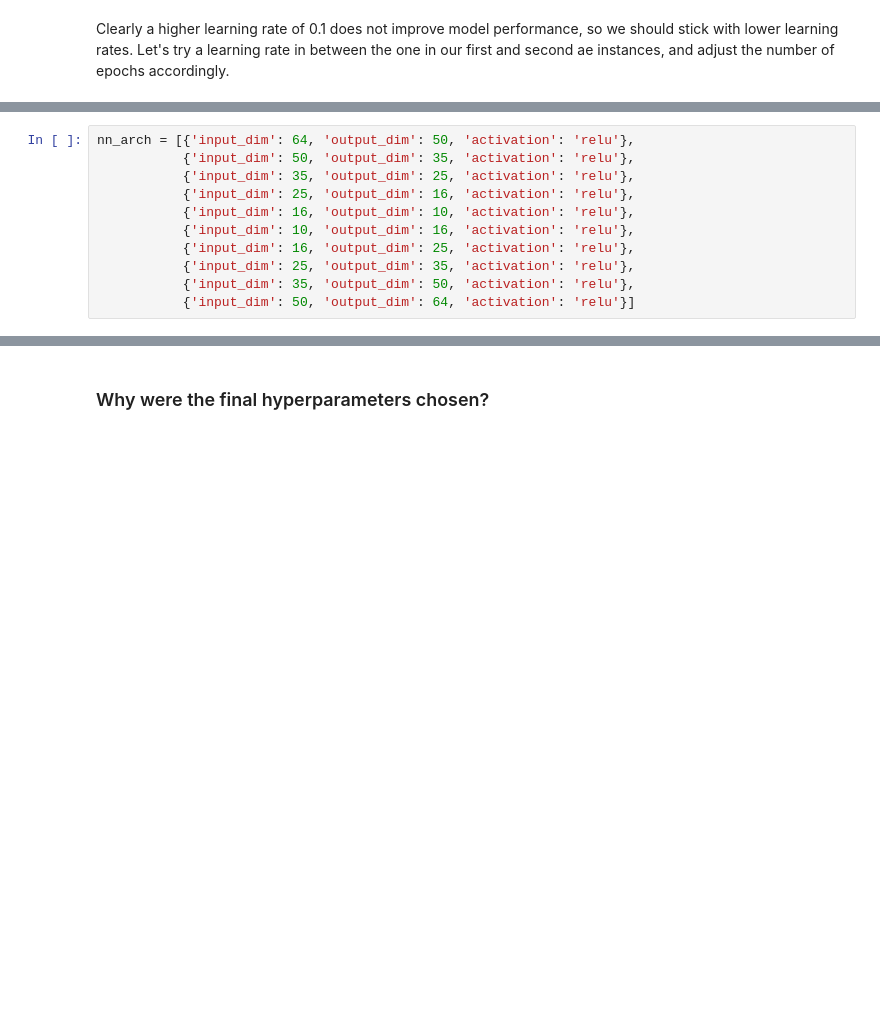
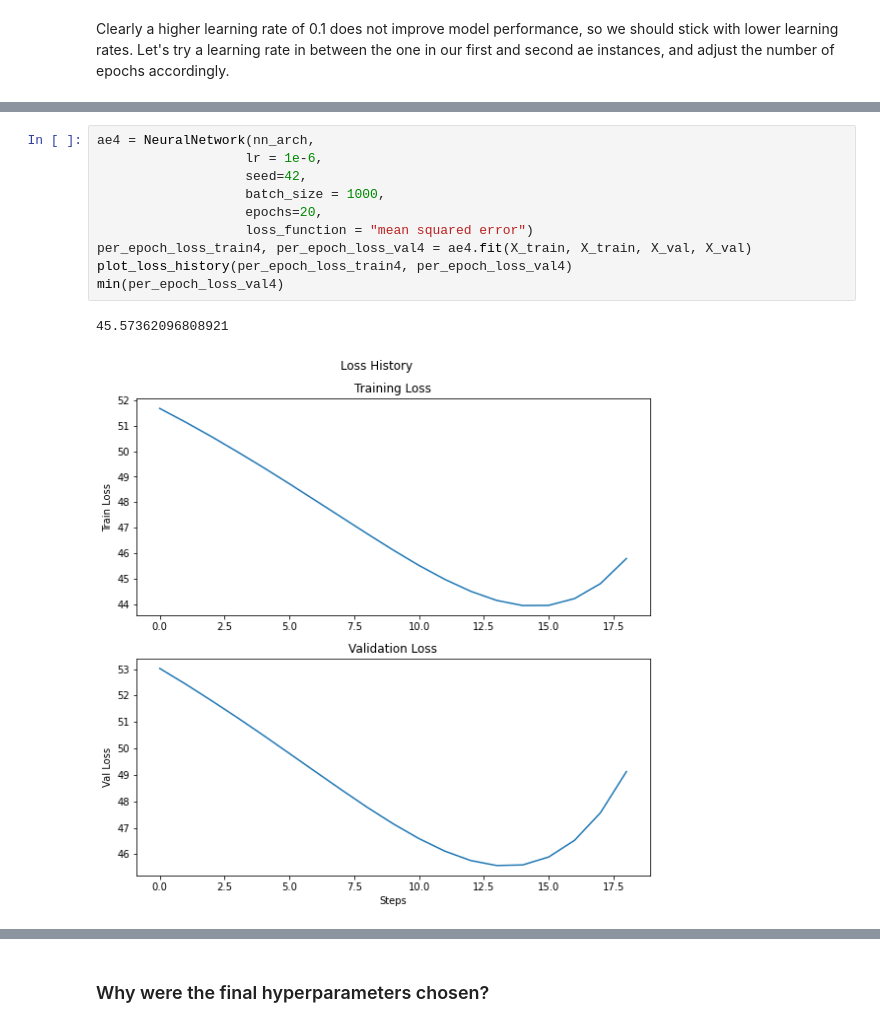
Before and after one commit to gramey02/project7, a Jupyter notebook: nn/Autoencoder.ipynb, the cells around one changed output, grey strips where cells are left out. Drawn from its saved outputs; the diff is of its cells as text; blank space fills up the shorter version.

```diff
--- a/nn/Autoencoder.ipynb
+++ b/nn/Autoencoder.ipynb
@@ -114,11 +116,13 @@ The learning rate of 1e-6 gives about the same minimum validation loss as that g
-# %%
-nn_arch = [{'input_dim': 64, 'output_dim': 50, 'activation': 'relu'},
-           {'input_dim': 50, 'output_dim': 35, 'activation': 'relu'},
-           {'input_dim': 35, 'output_dim': 25, 'activation': 'relu'},
-           {'input_dim': 25, 'output_dim': 16, 'activation': 'relu'},
-           {'input_dim': 16, 'output_dim': 10, 'activation': 'relu'},
-           {'input_dim': 10, 'output_dim': 16, 'activation': 'relu'},
-           {'input_dim': 16, 'output_dim': 25, 'activation': 'relu'},
-           {'input_dim': 25, 'output_dim': 35, 'activation': 'relu'},
-           {'input_dim': 35, 'output_dim': 50, 'activation': 'relu'},
-           {'input_dim': 50, 'output_dim': 64, 'activation': 'relu'}]
+# %%
+ae4 = NeuralNetwork(nn_arch,
+                   lr = 1e-6,
+                   seed=42,
+                   batch_size = 1000,
+                   epochs=20,
+                   loss_function = "mean squared error")
+per_epoch_loss_train4, per_epoch_loss_val4 = ae4.fit(X_train, X_train, X_val, X_val)
+plot_loss_history(per_epoch_loss_train4, per_epoch_loss_val4)
+min(per_epoch_loss_val4)
+# %% [output]
+45.57362096808921
+[figure, added]
```
Also changed, not shown: parts of 13 cells of this notebook.
